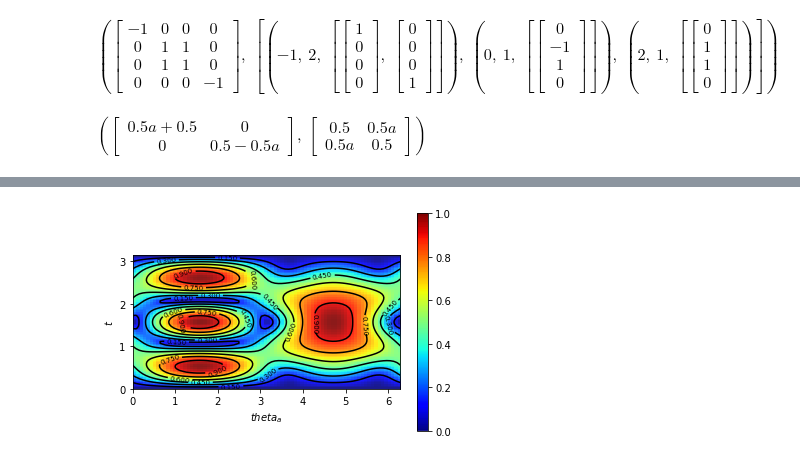
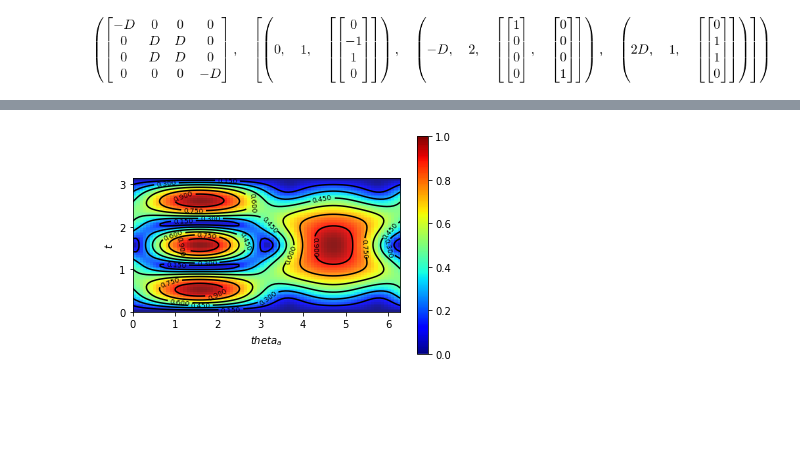
Before and after one commit to jonasmaziero/jupyterQ, a Jupyter notebook: dipolar.ipynb, the cells around one changed output, grey strips where cells are left out. Saved outputs shown, nothing was run; the diff lists cells and outputs as text; code cells hidden in the pictures; blank space fills up the shorter version.

```diff
--- a/dipolar.ipynb
+++ b/dipolar.ipynb
@@ -26,15 +22,12 @@ $\displaystyle \left( \left[\begin{matrix}\frac{\sqrt{2}}{2}\\0\\0\\\frac{\sqrt{
-# %%
-def Hdd():
-    #return (tp(pauli(1),pauli(1))+tp(pauli(2),pauli(2))-2*tp(pauli(3),pauli(3)))/2
-    return 0*proj(bell(1,0)) + 2*proj(bell(0,1)) - (proj(bell(0,0)) + proj(bell(1,1)))
-H=Hdd(); H, H.eigenvects()
-# %% [output]
-$\displaystyle \left( \left[\begin{matrix}-1 & 0 & 0 & 0\\0 & 1 & 1 & 0\\0 & 1 & 1 & 0\\0 & 0 & 0 & -1\end{matrix}\right], \  \left[ \left( -1, \  2, \  \left[ \left[\begin{matrix}1\\0\\0\\0\end{matrix}\right], \  \left[\begin{matrix}0\\0\\0\\1\end{matrix}\right]\right]\right), \  \left( 0, \  1, \  \left[ \left[\begin{matrix}0\\-1\\1\\0\end{matrix}\right]\right]\right), \  \left( 2, \  1, \  \left[ \left[\begin{matrix}0\\1\\1\\0\end{matrix}\right]\right]\right)\right]\right)$
 # %%
 D, t, r3a, r3b, r1a, r1b, a, b = symbols('D t r_{3a} r_{3b} r_{1a} r_{1b} a b', real = True)
-# %%
-rho1qb(0,0,a), rho1qb(a,0,0)
-# %% [output]
-$\displaystyle \left( \left[\begin{matrix}0.5 a + 0.5 & 0\\0 & 0.5 - 0.5 a\end{matrix}\right], \  \left[\begin{matrix}0.5 & 0.5 a\\0.5 a & 0.5\end{matrix}\right]\right)$
+# %%
+def Hdd(D):
+    #return (tp(pauli(1),pauli(1))+tp(pauli(2),pauli(2))-2*tp(pauli(3),pauli(3)))/2
+    return 0*proj(bell(1,0)) + 2*D*proj(bell(0,1)) - D*(proj(bell(0,0)) + proj(bell(1,1)))
+# %%
+H=Hdd(D); H, H.eigenvects()
+# %% [output]
+[figure, added]
 # %%
 def Udd(D,t):
```
Also changed, not shown: parts of 26 cells of this notebook, 2 other files.
